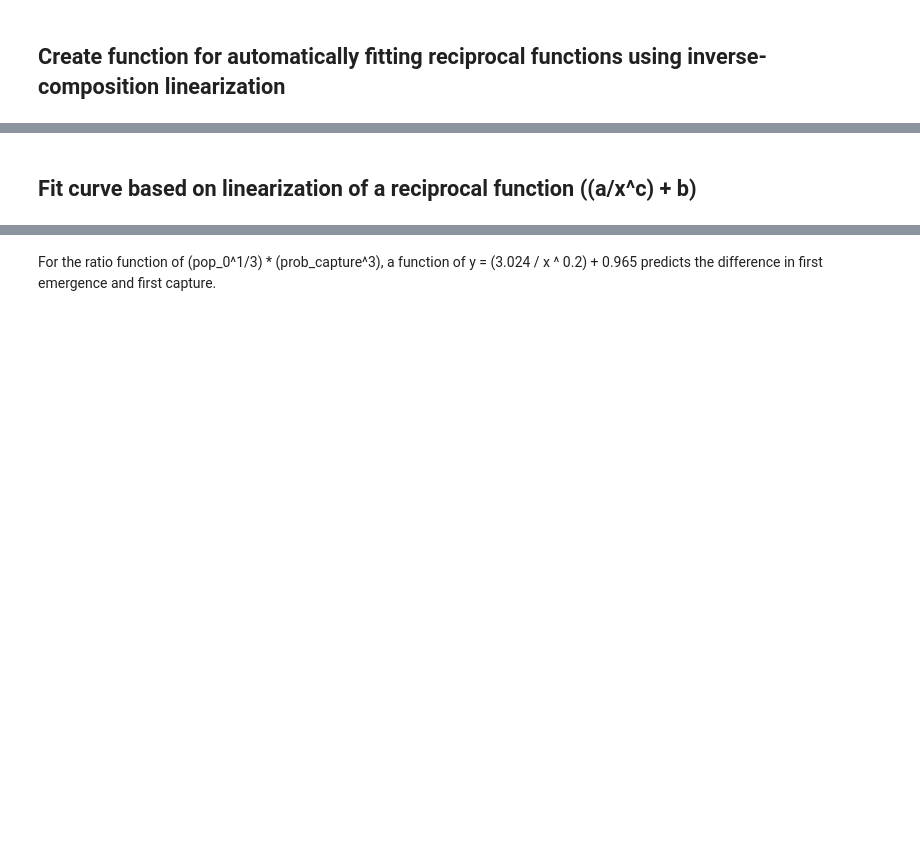
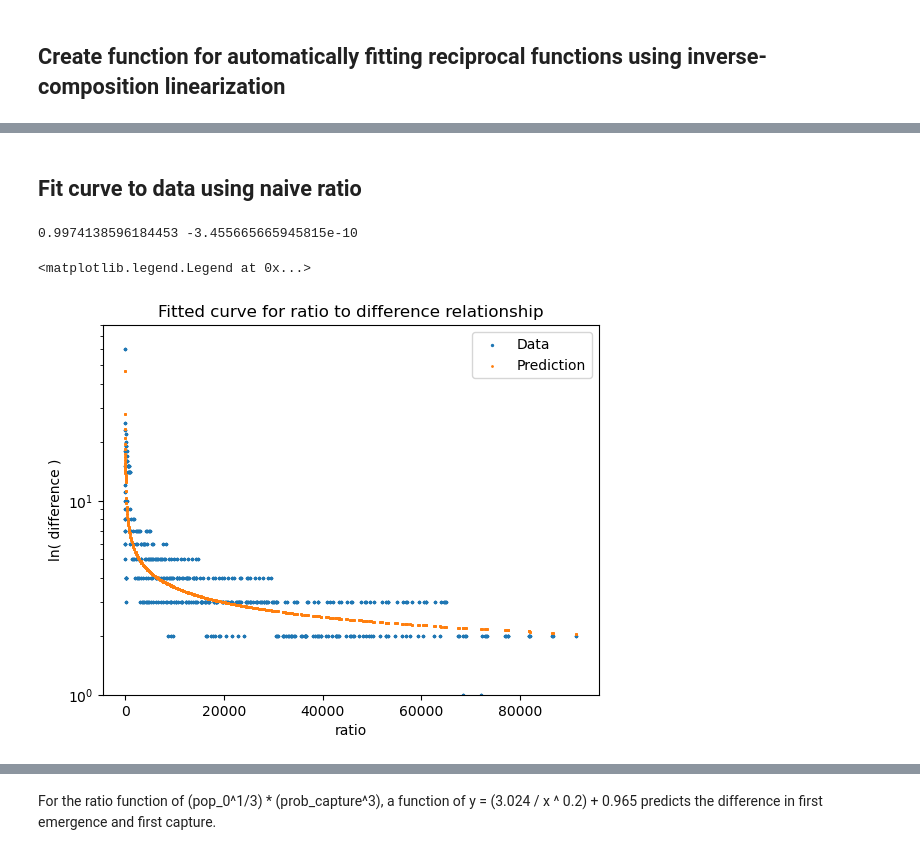
Before and after one commit to PacificBird/InsectPhenologyCaptureSim, a Jupyter notebook: multi_analysis.ipynb, the cells around one changed output, grey strips where cells are left out. Saved outputs shown, nothing was run; the diff lists cells and outputs as text; code cells hidden in the pictures; blank space fills up the shorter version.

```diff
--- a/multi_analysis.ipynb
+++ b/multi_analysis.ipynb
@@ -78,2 +102,28 @@ autofit_reciprocal(capture_df.ratio, capture_df.difference)
 # %% [markdown]
-## Fit curve based on linearization of a reciprocal function ((a/x^c) + b)
+## Fit curve to data using naive ratio
+# %%
+x = capture_df.naive_ratio
+y = capture_df.difference
+
+c = 0.29
+a, b, p = autofit_reciprocal(x, y, 3, 0.3, c, full_output=True)
+print(*p)
+
+y_linear_naive = np.power(np.multiply(np.reciprocal(np.subtract(y, b)), a), 1 / c)
+
+fitted_x = np.linspace(x.min(), x.max(),1000)
+fitted_y_naive = np.add(np.multiply(np.reciprocal(np.power(x, c)), a), b)
+
+ax = plt.axes()
+ax.scatter(x, y, label='Data', s=2)
+ax.scatter(x, fitted_y_naive, label='Prediction', s=1)
+ax.set_title('Fitted curve for ratio to difference relationship')
+ax.set_ylabel('ln( difference )')
+ax.set_yscale('log') # view in log to emphasize small differences
+ax.set_ylim(1, 80)
+ax.set_xlabel('ratio')
+ax.legend()
+# %% [output]
+0.9974138596184453 -3.455665665945815e-10
+<matplotlib.legend.Legend at 0x...>
+[figure, added]
```
Also changed, not shown: parts of 14 cells of this notebook.
